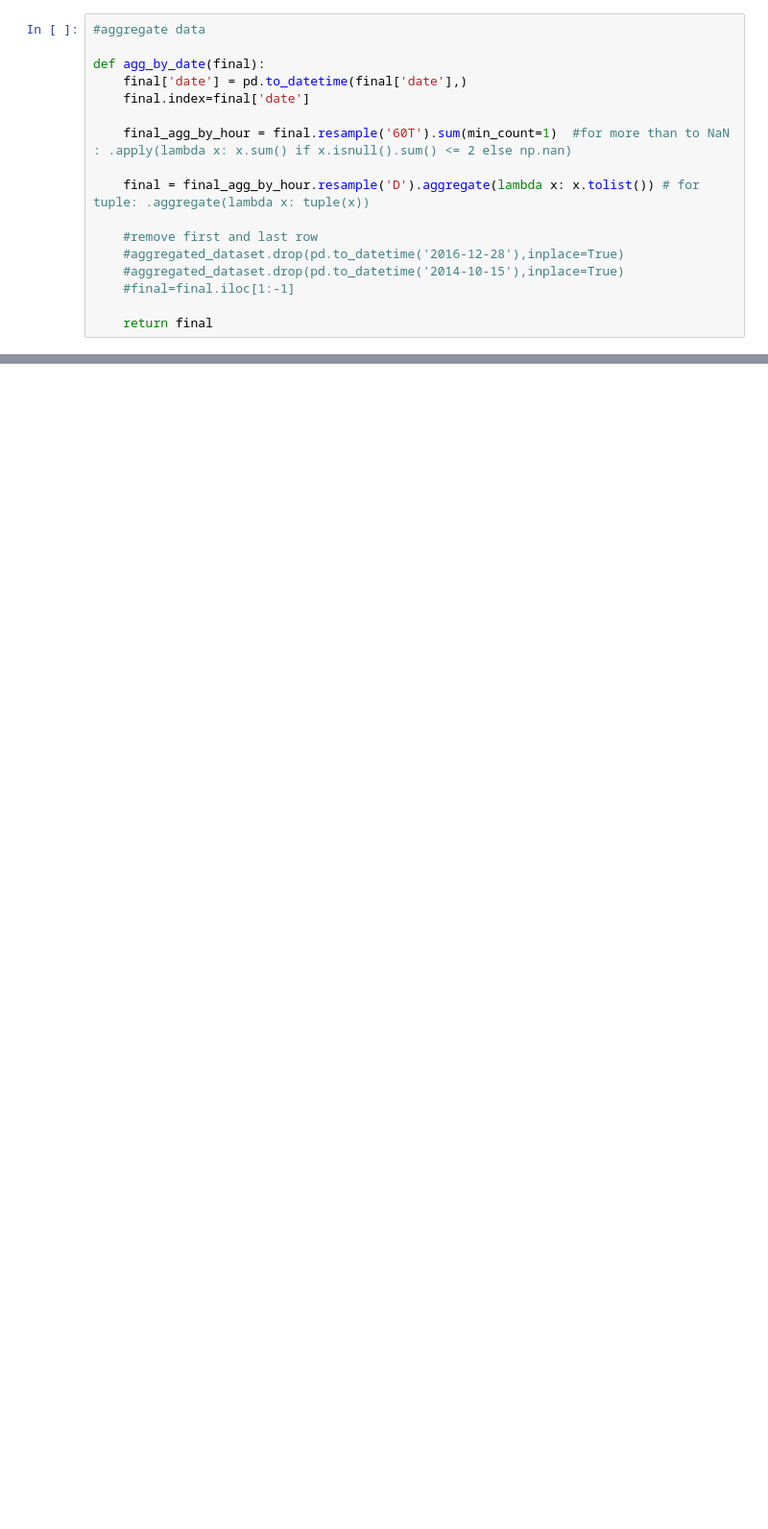
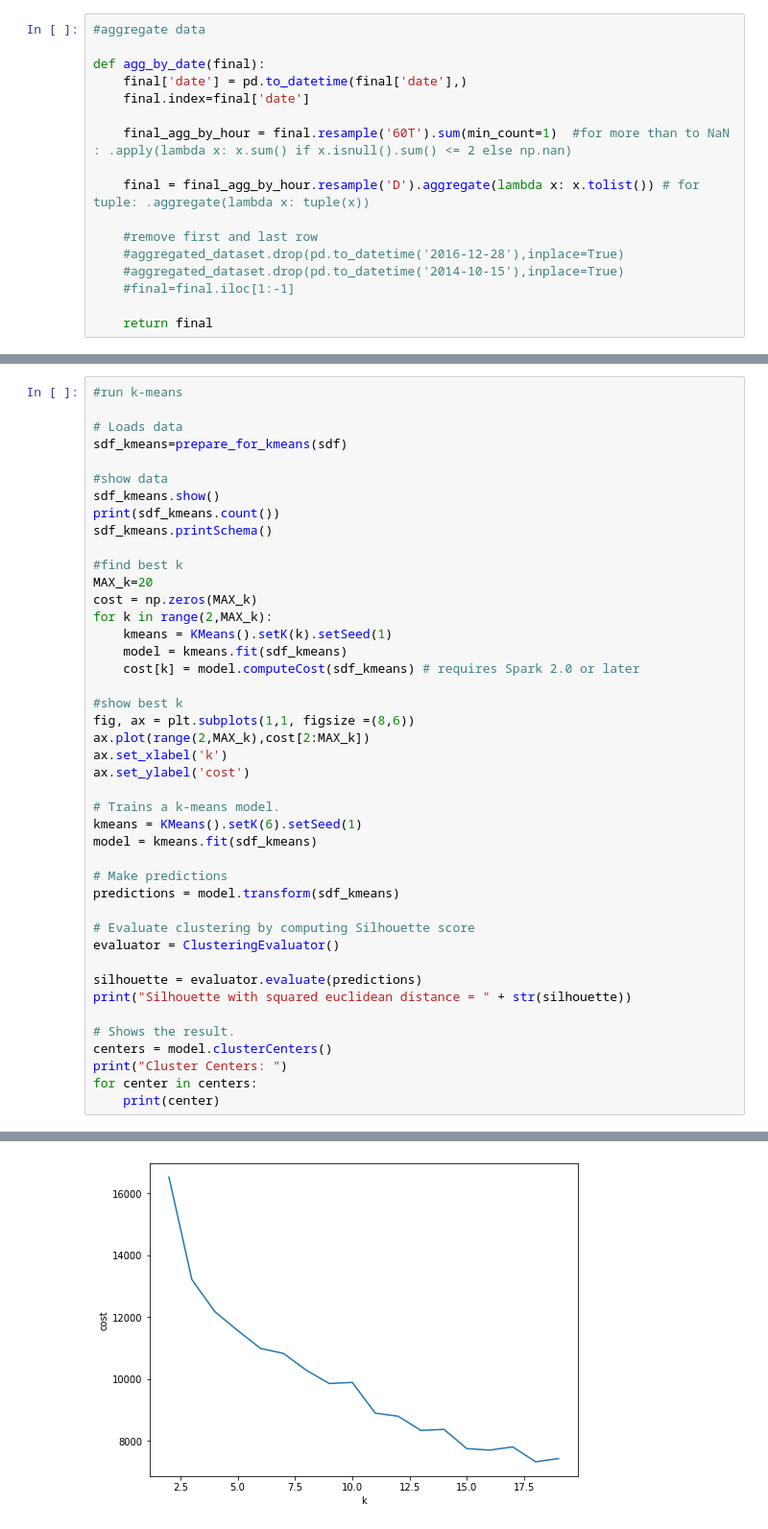
Before and after one commit to soroushomidvar/anomaly-detection, a Jupyter notebook: Master Thesis.ipynb, the cells around one changed output, grey strips where cells are left out. Shown: that part at 96% size. Drawn from its saved outputs; the diff is of its cells as text; blank space fills up the shorter version.

Commit message:
adding k-means

```diff
--- a/Master Thesis.ipynb
+++ b/Master Thesis.ipynb
@@ -156,0 +288,44 @@ def agg_by_date(final):
+# %%
+#run k-means
+
+# Loads data
+sdf_kmeans=prepare_for_kmeans(sdf)
+
+#show data
+sdf_kmeans.show()
+print(sdf_kmeans.count())
+sdf_kmeans.printSchema()
+
+#find best k
+MAX_k=20
+cost = np.zeros(MAX_k)
+for k in range(2,MAX_k):
+    kmeans = KMeans().setK(k).setSeed(1)
+    model = kmeans.fit(sdf_kmeans)
+    cost[k] = model.computeCost(sdf_kmeans) # requires Spark 2.0 or later
+
+#show best k
+fig, ax = plt.subplots(1,1, figsize =(8,6))
+ax.plot(range(2,MAX_k),cost[2:MAX_k])
+ax.set_xlabel('k')
+ax.set_ylabel('cost')
+
+# Trains a k-means model.
+kmeans = KMeans().setK(6).setSeed(1)
+model = kmeans.fit(sdf_kmeans)
+
+# Make predictions
+predictions = model.transform(sdf_kmeans)
+
+# Evaluate clustering by computing Silhouette score
+evaluator = ClusteringEvaluator()
+
+silhouette = evaluator.evaluate(predictions)
+print("Silhouette with squared euclidean distance = " + str(silhouette))
+
+# Shows the result.
+centers = model.clusterCenters()
+print("Cluster Centers: ")
+for center in centers:
+    print(center)
+# %% [output]
@@ -156,0 +349 @@ def agg_by_date(final):
+[figure, added]
```
Also changed, not shown: parts of 25 cells of this notebook.
